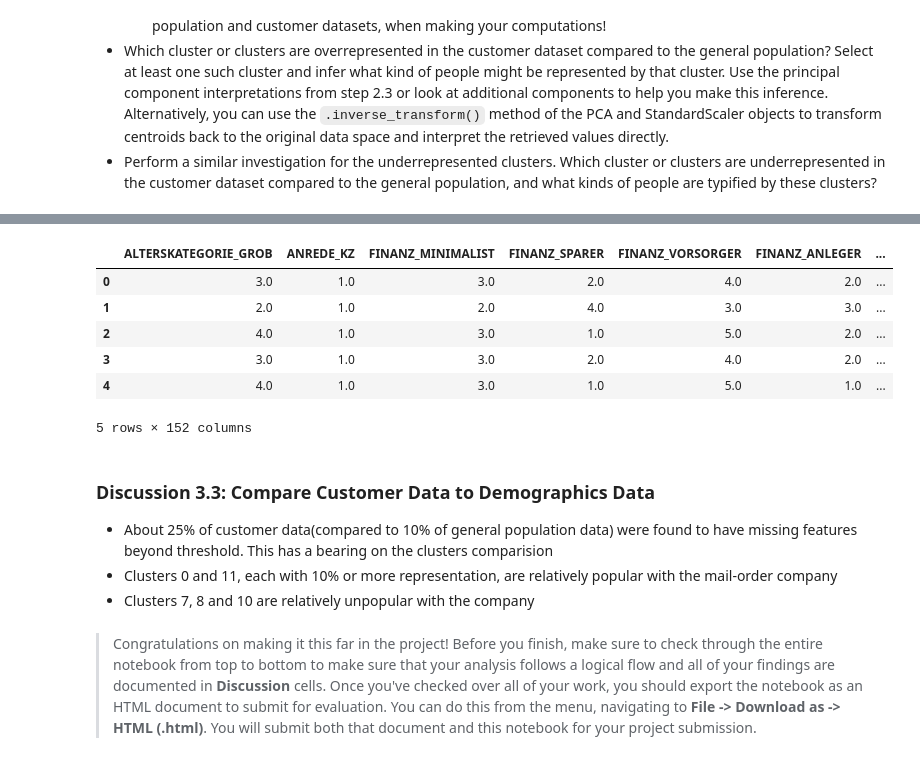
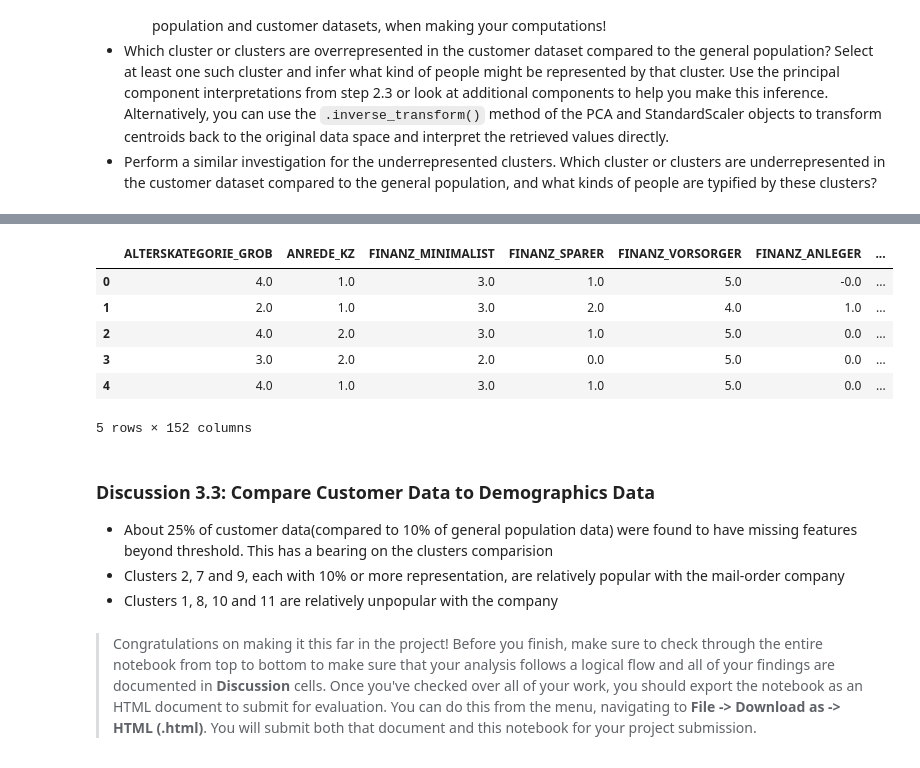
Before and after one commit to Premkumar-Shanmugam/ml, a Jupyter notebook: IdentifyCustomerSegments/Identify_Customer_Segments.ipynb, the cells around one changed output, grey strips where cells are left out. Cells and saved outputs as stored; diff of their text form; code cells hidden in the pictures.

```diff
--- a/IdentifyCustomerSegments/Identify_Customer_Segments.ipynb
+++ b/IdentifyCustomerSegments/Identify_Customer_Segments.ipynb
@@ -1116,6 +1136,6 @@ print(customers_features_to_impute)
 ['ALTERSKATEGORIE_GROB', 'HEALTH_TYP', 'LP_LEBENSPHASE_FEIN', 'LP_LEBENSPHASE_GROB', 'RETOURTYP_BK_S', 'VERS_TYP', 'W_KEIT_KIND_HH', 'ANZ_HAUSHALTE_AKTIV', 'ANZ_HH_TITEL', 'KONSUMNAEHE', 'KBA05_ANTG1' ...
 # %%
 # Replace NaNs with the median values
-imp_median=Imputer(missing_values=np.nan, strategy='median')
+# imp_median=Imputer(missing_values=np.nan, strategy='median')
 customers_clean_imputed=customers_clean_engineered.copy()
-customers_clean_imputed[customers_features_to_impute]=imp_median.fit_transform(customers_clean_engineered[customers_features_to_impute])
+customers_clean_imputed[customers_features_to_impute]=imp_median.transform(customers_clean_engineered[customers_features_to_impute])
@@ -1122,7 +1147,9 @@ customers_clean_imputed[customers_features_to_impute]=imp_median.fit_transform(c
+# %%
+## Add the missing columns to the customer data
+customers_clean_imputed['GEBAEUDETYP_5.0']=0
 # %%
 # Apply feature scaling to the customer data.
-customers_scaler=StandardScaler()
-customers_clean_scaled=pd.DataFrame(customers_scaler.fit_transform(customers_clean_imputed))
+customers_clean_scaled=pd.DataFrame(scaler.transform(customers_clean_imputed))
 customers_clean_scaled.columns=customers_clean_imputed.columns
 customers_clean_scaled.head()
 # %% [output]
@@ -1135,7 +1162,7 @@ customers_clean_scaled.head()
 5 rows × 152 columns
 # %%
 # Apply PCA
-customers_pca, customers_pca_70 = do_pca(70, customers_clean_scaled)
+customers_pca_70 = pca.transform(customers_clean_scaled)
 # %%
 # Customers prediction
 pred_customers=KMeans(n_clusters=12).fit_predict(customers_pca_70)
@@ -1255,26 +1282,26 @@ Cluster_7_Customers.head()
 5 rows × 152 columns
 # %%
-Cluster_1_Customers=inv_trans(pca=customers_pca
+Cluster_8_Customers=inv_trans(pca=pca
                              , X_pca=customers_pca_70
-                             , scaler=customers_scaler
+                             , scaler=scaler
                              , pred=pred_customers
-                             , cluster=1
+                             , cluster=8
                              , columns=customers_clean_scaled.columns)
 
-Cluster_1_Customers.head()
+Cluster_8_Customers.head()
 # %% [output]
 |  | ALTERSKATEGORIE_GROB | ANREDE_KZ | FINANZ_MINIMALIST | FINANZ_SPARER | FINANZ_VORSORGER | FINANZ_ANLEGER | ... |
-| 0 | 3.0 | 1.0 | 3.0 | 2.0 | 4.0 | 2.0 | ... |
-| 1 | 2.0 | 1.0 | 2.0 | 4.0 | 3.0 | 3.0 | ... |
-| 2 | 4.0 | 1.0 | 3.0 | 1.0 | 5.0 | 2.0 | ... |
-| 3 | 3.0 | 1.0 | 3.0 | 2.0 | 4.0 | 2.0 | ... |
-| 4 | 4.0 | 1.0 | 3.0 | 1.0 | 5.0 | 1.0 | ... |
+| 0 | 4.0 | 1.0 | 3.0 | 1.0 | 5.0 | -0.0 | ... |
+| 1 | 2.0 | 1.0 | 3.0 | 2.0 | 4.0 | 1.0 | ... |
+| 2 | 4.0 | 2.0 | 3.0 | 1.0 | 5.0 | 0.0 | ... |
+| 3 | 3.0 | 2.0 | 2.0 | 0.0 | 5.0 | 0.0 | ... |
+| 4 | 4.0 | 1.0 | 3.0 | 1.0 | 5.0 | 0.0 | ... |
 5 rows × 152 columns
 # %% [markdown]
 ### Discussion 3.3: Compare Customer Data to Demographics Data
 
 - About 25% of customer data(compared to 10% of general population data) were found to have missing features beyond threshold. This has a bearing on the clusters comparision
-- Clusters 0 and 11, each with 10% or more representation, are relatively popular with the mail-order company
-- Clusters 7, 8 and 10 are relatively unpopular with the company
+- Clusters 2, 7 and 9, each with 10% or more representation, are relatively popular with the mail-order company
+- Clusters 1, 8, 10 and 11 are relatively unpopular with the company
 # %% [markdown]
 > Congratulations on making it this far in the project! Before you finish, make sure to check through the entire notebook from top to bottom to make sure that your analysis follows a logical flow and all of your findings are documented in **Discussion** cells. Once you've checked over all of your work, you should export the notebook as an HTML document to submit for evaluation. You can do this from the menu, navigating to **File -> Download as -> HTML (.html)**. You will submit both that document and this notebook for your project submission.
```
Also changed, not shown: parts of 25 cells of this notebook, 4 other files.
